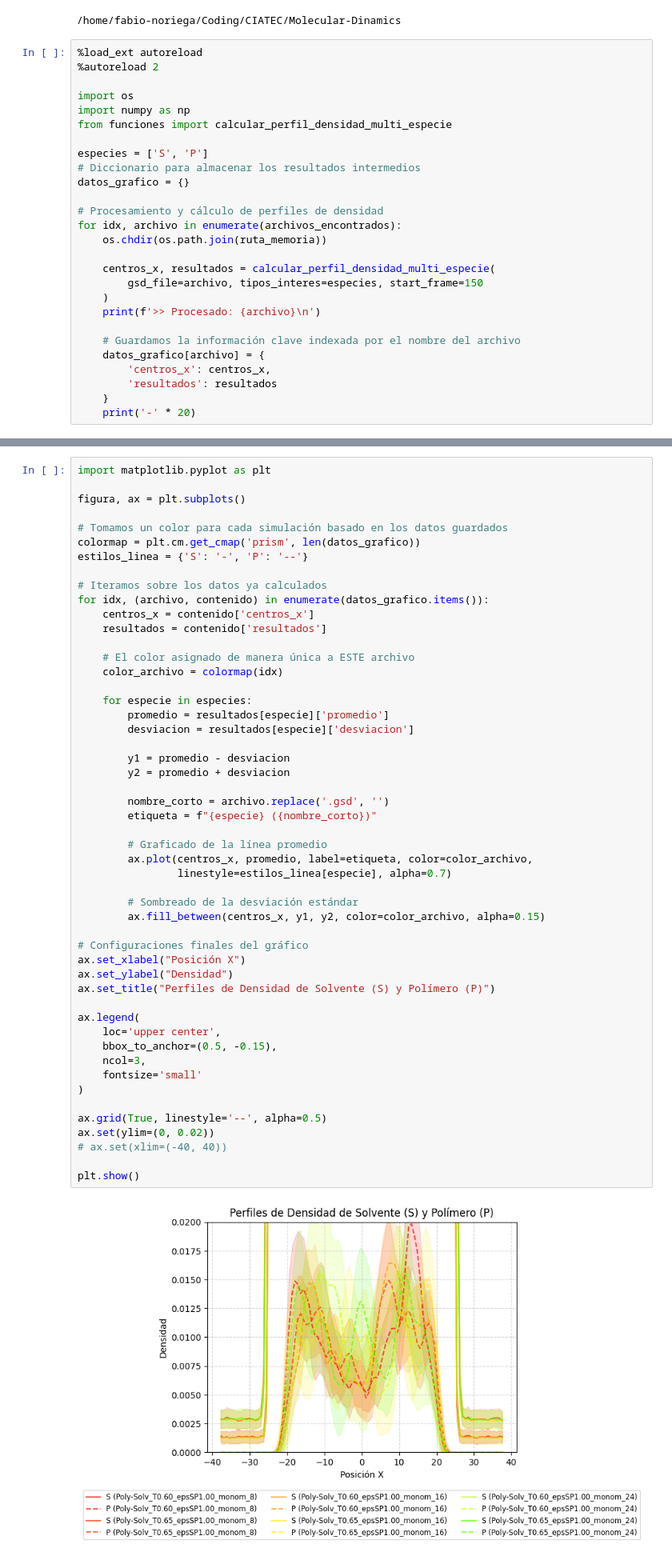
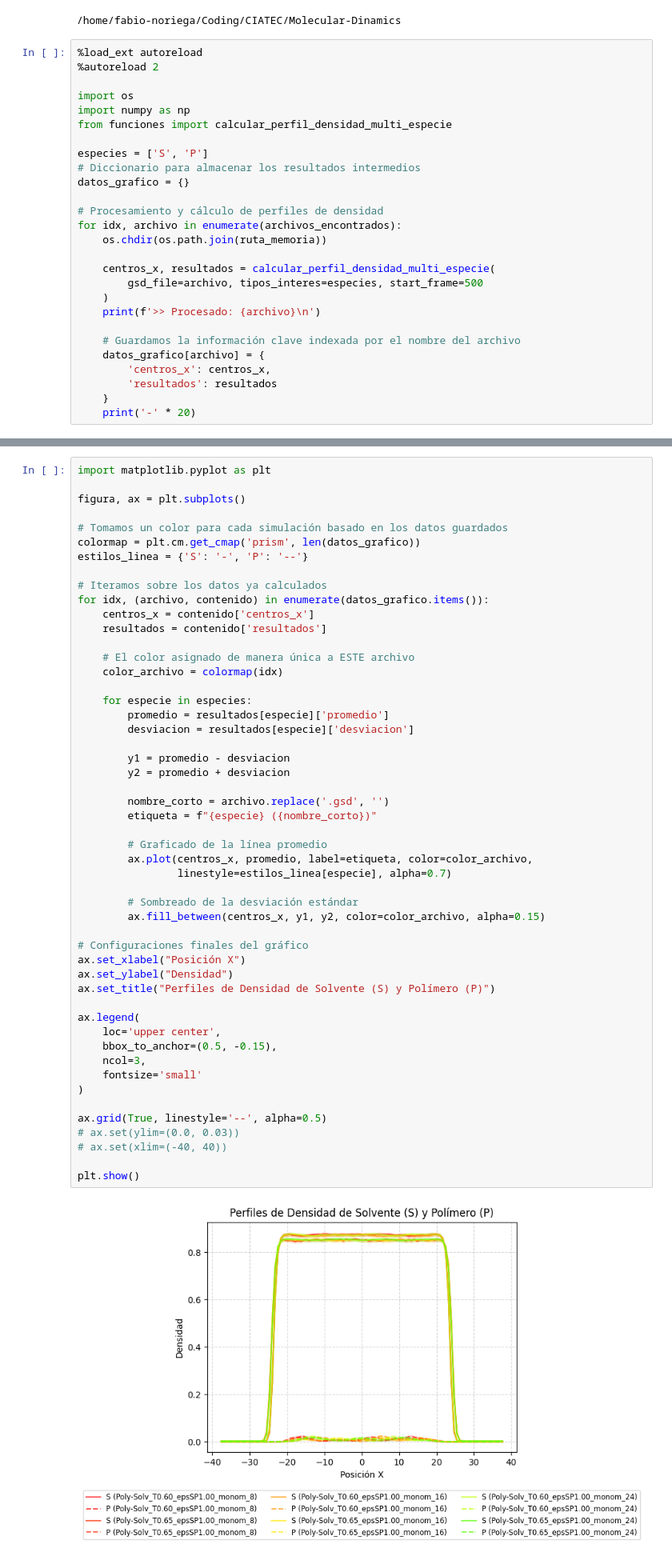
Before and after one commit to FabioNH86/Molecular-Dinamics, a Jupyter notebook: Densidad_polymer.ipynb, the cells around one changed output, grey strips where cells are left out. Shown at 80% size. Saved outputs shown, nothing was run; the diff lists cells and outputs as text.

```diff
--- a/Densidad_polymer.ipynb
+++ b/Densidad_polymer.ipynb
@@ -55,7 +55,7 @@ for idx, archivo in enumerate(archivos_encontrados):
     os.chdir(os.path.join(ruta_memoria))
 
     centros_x, resultados = calcular_perfil_densidad_multi_especie(
-        gsd_file=archivo, tipos_interes=especies, start_frame=150
+        gsd_file=archivo, tipos_interes=especies, start_frame=500
     )
     print(f'>> Procesado: {archivo}\n')
 
@@ -107,32 +107,32 @@ for idx, (archivo, contenido) in enumerate(datos_grafico.items()):
         y1 = promedio - desviacion
         y2 = promedio + desviacion
 
         nombre_corto = archivo.replace('.gsd', '')
         etiqueta = f"{especie} ({nombre_corto})"
 
         # Graficado de la línea promedio
         ax.plot(centros_x, promedio, label=etiqueta, color=color_archivo,
                 linestyle=estilos_linea[especie], alpha=0.7)
 
         # Sombreado de la desviación estándar
         ax.fill_between(centros_x, y1, y2, color=color_archivo, alpha=0.15)
 
 # Configuraciones finales del gráfico
 ax.set_xlabel("Posición X")
 ax.set_ylabel("Densidad")
 ax.set_title("Perfiles de Densidad de Solvente (S) y Polímero (P)")
 
 ax.legend(
     loc='upper center',
     bbox_to_anchor=(0.5, -0.15),
     ncol=3,
     fontsize='small'
 )
 
 ax.grid(True, linestyle='--', alpha=0.5)
-ax.set(ylim=(0, 0.02))
+# ax.set(ylim=(0.0, 0.03))
 # ax.set(xlim=(-40, 40))
 
 plt.show()
 # %% [output]
-[figure, old version]
+[figure, new version]
```
Also changed, not shown: parts of 1 cell of this notebook, 2 other files.
